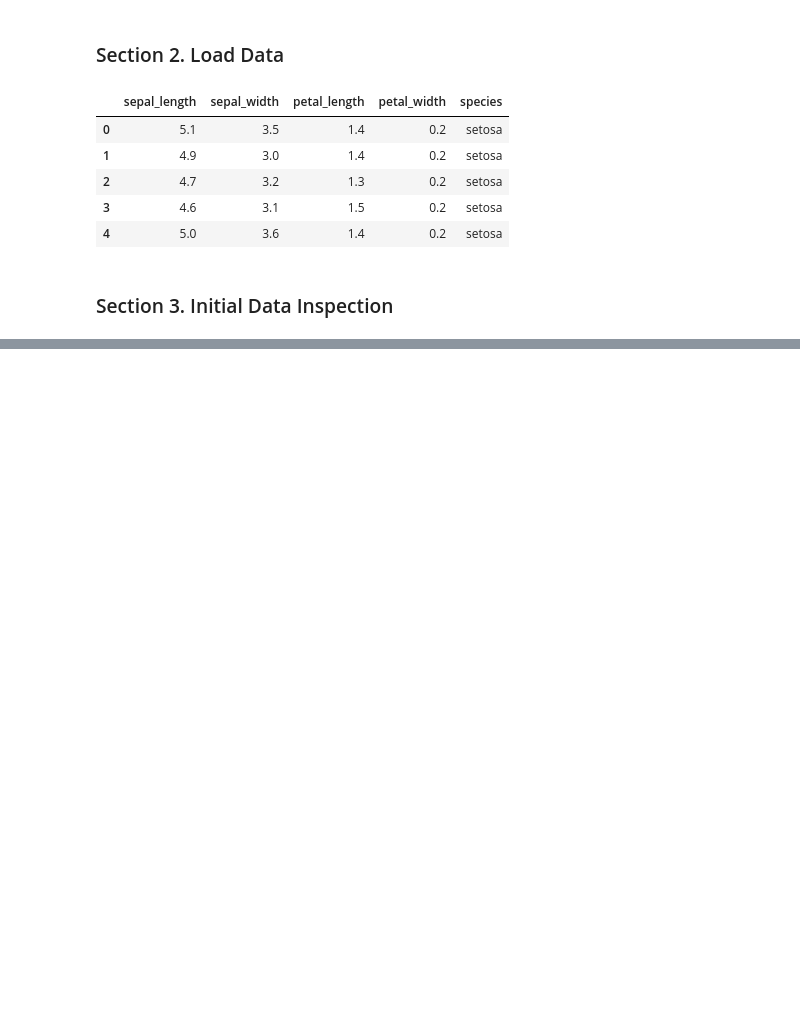
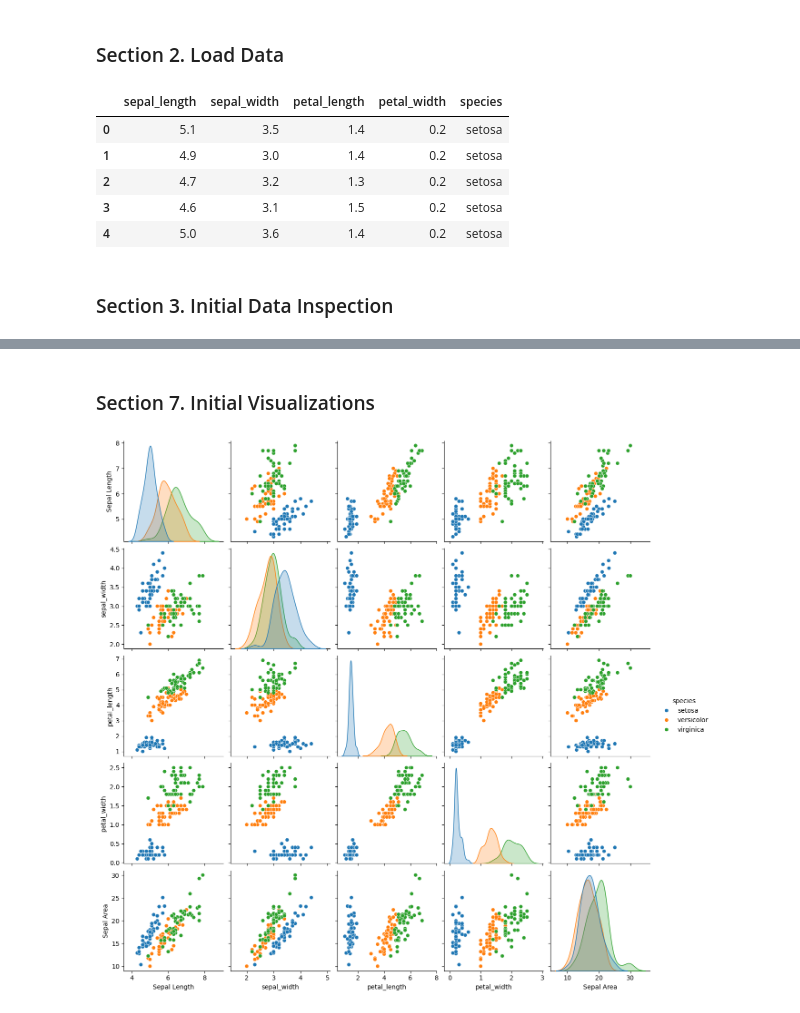
Before and after one commit to JfromNWMS/datafun-04-eda, a Jupyter notebook: jordan_eda.ipynb, the cells around one changed output, grey strips where cells are left out. Saved outputs shown, nothing was run; the diff lists cells and outputs as text; code cells hidden in the pictures; blank space fills up the shorter version.

```diff
--- a/jordan_eda.ipynb
+++ b/jordan_eda.ipynb
@@ -27,0 +89,7 @@ iris_df.head()
+# %% [markdown]
+### Section 7. Initial Visualizations
+# %%
+sns.pairplot(iris_df, hue='species')
+matplotlib.pyplot.show()
+# %% [output]
+[figure, added]
```
Also changed, not shown: parts of 12 cells of this notebook.
